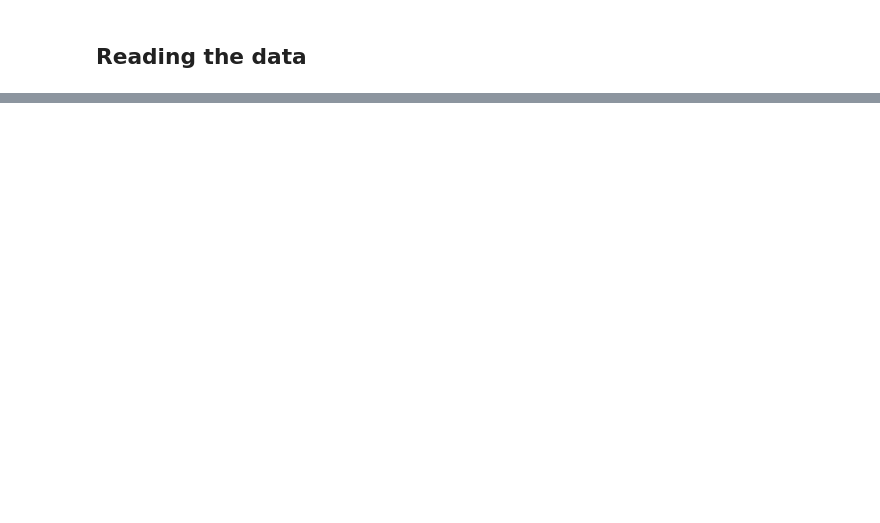
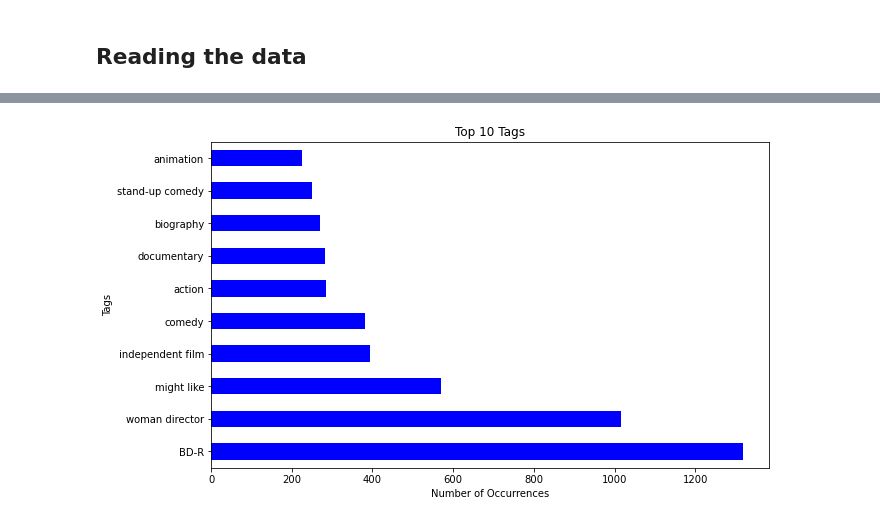
Before and after one commit to randellmwania/Movie-Recommendation-System, a Jupyter notebook: movie.ipynb, the cells around one changed output, grey strips where cells are left out. Cells and saved outputs as stored; diff of their text form; code cells hidden in the pictures; blank space fills up the shorter version.

```diff
--- a/movie.ipynb
+++ b/movie.ipynb
@@ -42,0 +227,6 @@ FileNotFoundError: [Errno 2] No such file or directory: 'tags.csv'
+# %%
+merged_df['year'] = pd.to_datetime(merged_df['year'])
+# Keeping the year only
+merged_df['year'] = merged_df['year'].dt.year
+# previewing the changes
+merged_df.head()
@@ -42,0 +240,3 @@ FileNotFoundError: [Errno 2] No such file or directory: 'tags.csv'
+# %%
+# Drop the 'timestamp' column
+merged_df = merged_df.drop('timestamp', axis=1)
@@ -42,0 +253,5 @@ FileNotFoundError: [Errno 2] No such file or directory: 'tags.csv'
+# %%
+#Reset the index to start from 0 and drop the existing index
+merged_df = merged_df.reset_index(drop=True)
+# previewing the changes
+merged_df.head()
@@ -42,0 +283,16 @@ FileNotFoundError: [Errno 2] No such file or directory: 'tags.csv'
+# %%
+# chacking values in tag column
+tag_counts = merged_df['tag'].value_counts()
+tag_counts
+# %%
+# Plot a bar chart for the top tags
+top_tags = tag_counts.head(10)
+
+plt.figure(figsize=(10, 6))
+top_tags.plot(kind='barh', color='blue')
+plt.title('Top 10 Tags')
+plt.xlabel('Number of Occurrences')
+plt.ylabel('Tags')
+plt.show()
+# %% [output]
+[figure, added]
```
Also changed, not shown: parts of 27 cells of this notebook.
